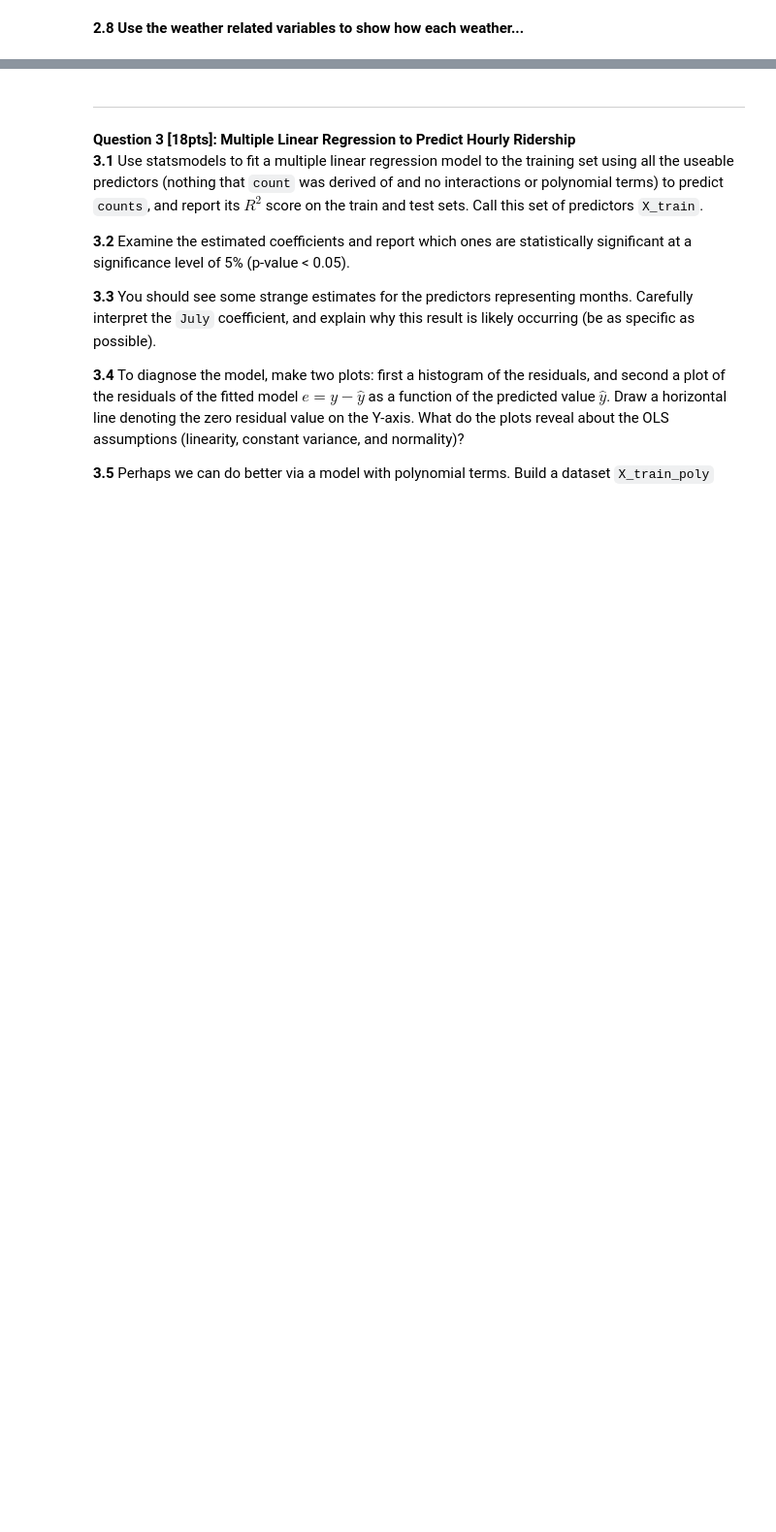
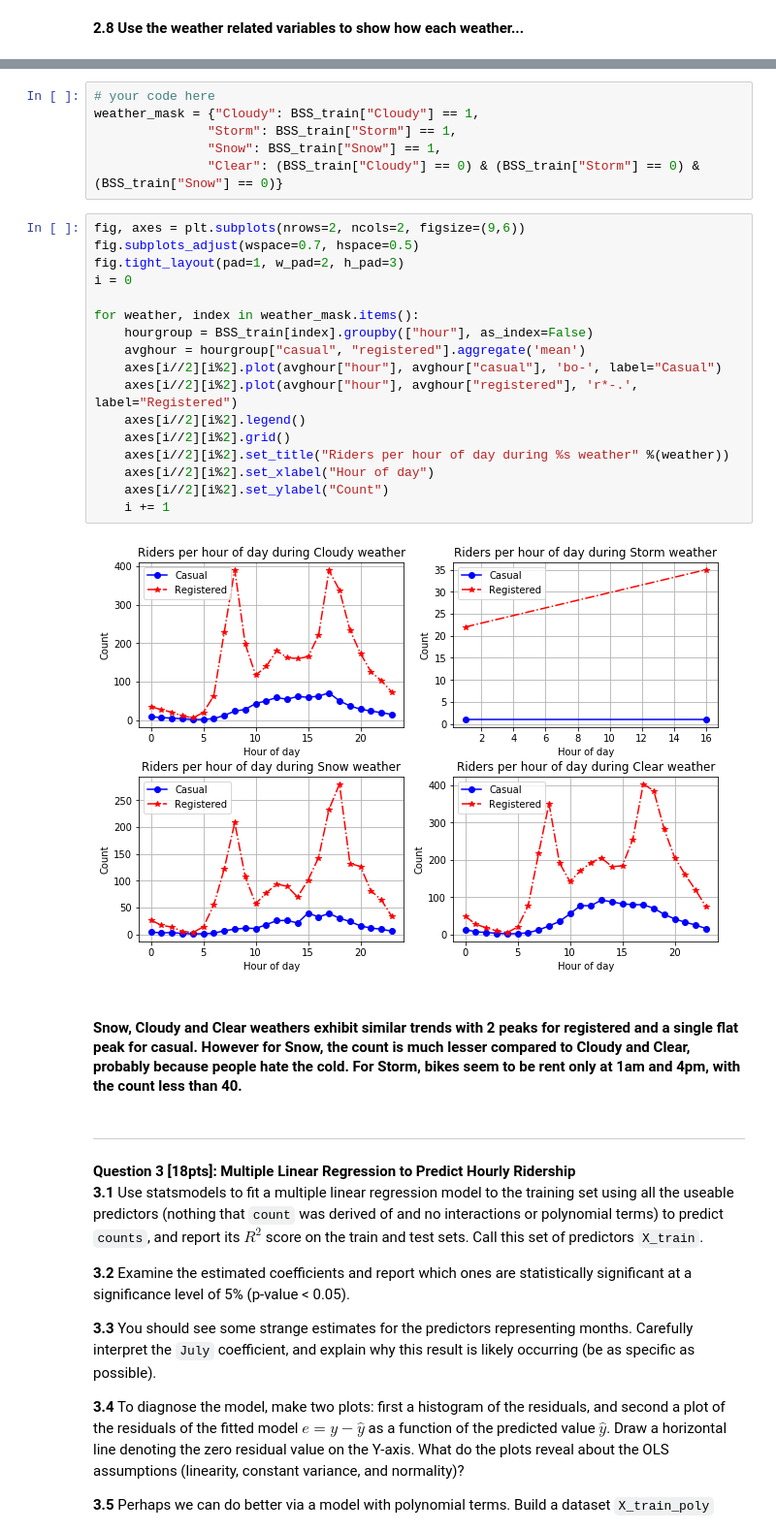
Before and after one commit to kcang2/cs109a, a Jupyter notebook: homeworks/cs109a_hw3.ipynb, the cells around one changed output, grey strips where cells are left out. Shown at 97% size. Cells and saved outputs as stored; diff of their text form; blank space fills up the shorter version.

```diff
--- a/homeworks/cs109a_hw3.ipynb
+++ b/homeworks/cs109a_hw3.ipynb
@@ -427,3 +409,30 @@ hourgroup["casual", "registered"].aggregate('mean')
+# %%
+# your code here
+weather_mask = {"Cloudy": BSS_train["Cloudy"] == 1,
+               "Storm": BSS_train["Storm"] == 1,
+               "Snow": BSS_train["Snow"] == 1,
+               "Clear": (BSS_train["Cloudy"] == 0) & (BSS_train["Storm"] == 0) & (BSS_train["Snow"] == 0)}
+# %%
+fig, axes = plt.subplots(nrows=2, ncols=2, figsize=(9,6))
+fig.subplots_adjust(wspace=0.7, hspace=0.5)
+fig.tight_layout(pad=1, w_pad=2, h_pad=3)
+i = 0
+
+for weather, index in weather_mask.items():
+    hourgroup = BSS_train[index].groupby(["hour"], as_index=False)
+    avghour = hourgroup["casual", "registered"].aggregate('mean')
+    axes[i//2][i%2].plot(avghour["hour"], avghour["casual"], 'bo-', label="Casual")
+    axes[i//2][i%2].plot(avghour["hour"], avghour["registered"], 'r*-.', label="Registered")
+    axes[i//2][i%2].legend()
+    axes[i//2][i%2].grid()
+    axes[i//2][i%2].set_title("Riders per hour of day during %s weather" %(weather))
+    axes[i//2][i%2].set_xlabel("Hour of day")
+    axes[i//2][i%2].set_ylabel("Count")
+    i += 1
+# %% [output]
+[figure, added]
+# %% [markdown]
+#### Snow, Cloudy and Clear weathers exhibit similar trends with 2 peaks for registered and a single flat peak for casual. However for Snow, the count is much lesser compared to Cloudy and Clear, probably because people hate the cold. For Storm, bikes seem to be rent only at 1am and 4pm, with the count less than 40.
 # %% [markdown]
 ---
 # %% [markdown]
```
Also changed, not shown: parts of 66 cells of this notebook.
